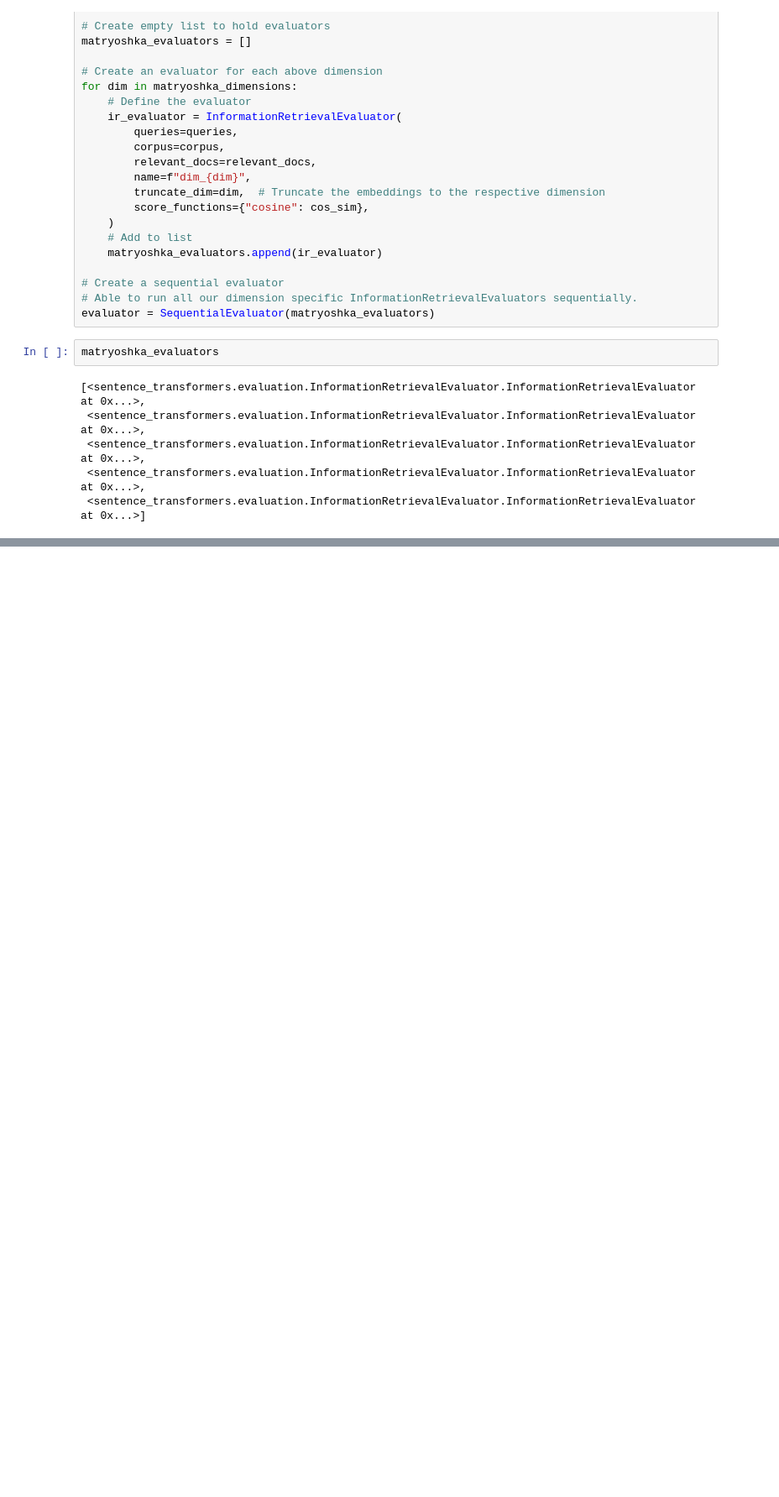
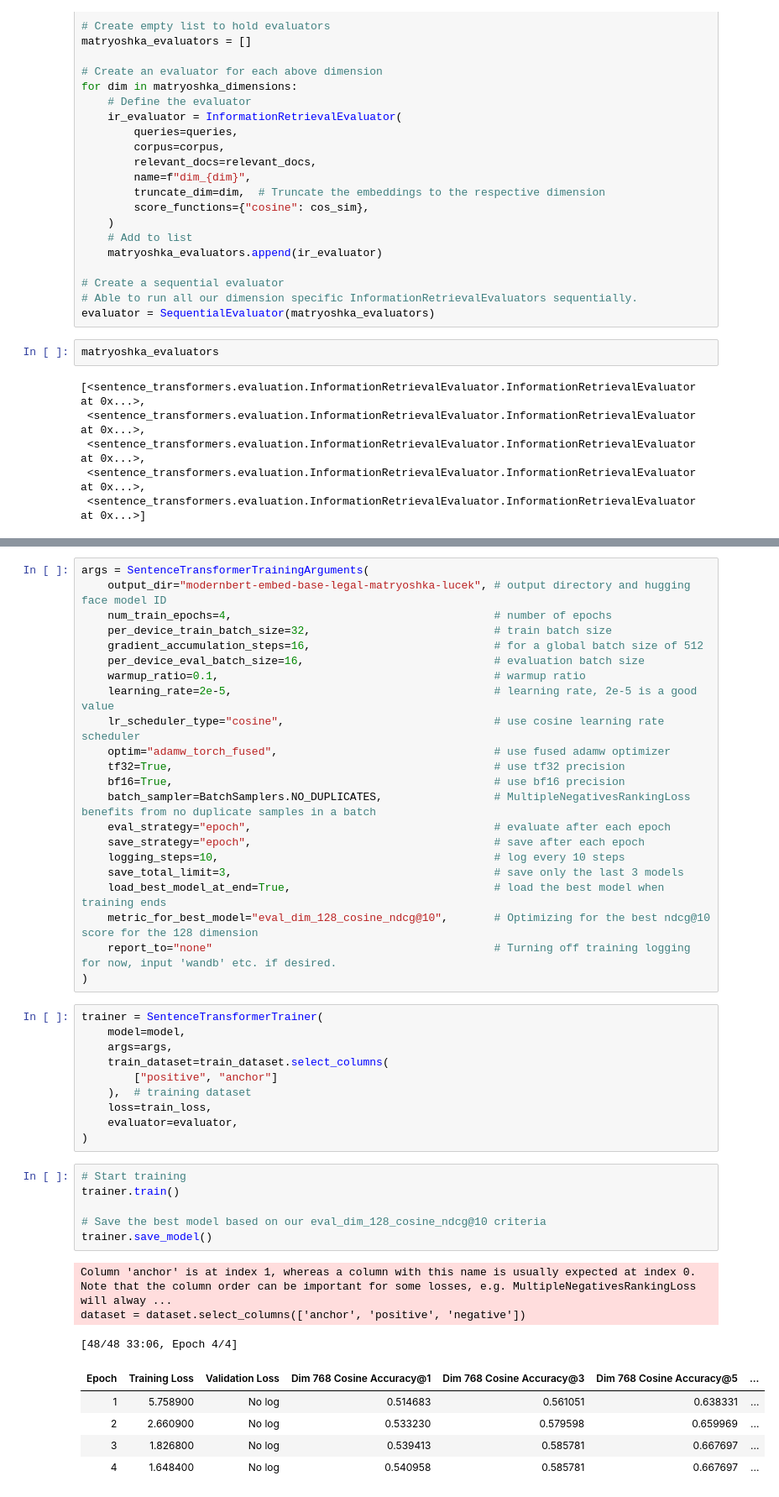
Before and after one commit to JerripotulaSriharsha/fine_tuning_embedding_models, a Jupyter notebook: domain_specific_eval.ipynb, the cells around one changed output, grey strips where cells are left out. Shown at 84% size. Cells and saved outputs as stored; diff of their text form; blank space fills up the shorter version.

Commit message:
I dont feel good today

```diff
--- a/domain_specific_eval.ipynb
+++ b/domain_specific_eval.ipynb
@@ -218,0 +274,47 @@ KeyboardInterrupt:
+# %%
+args = SentenceTransformerTrainingArguments(
+    output_dir="modernbert-embed-base-legal-matryoshka-lucek", # output directory and hugging face model ID
+    num_train_epochs=4,                                        # number of epochs
+    per_device_train_batch_size=32,                            # train batch size
+    gradient_accumulation_steps=16,                            # for a global batch size of 512
+    per_device_eval_batch_size=16,                             # evaluation batch size
+    warmup_ratio=0.1,                                          # warmup ratio
+    learning_rate=2e-5,                                        # learning rate, 2e-5 is a good value
+    lr_scheduler_type="cosine",                                # use cosine learning rate scheduler
+    optim="adamw_torch_fused",                                 # use fused adamw optimizer
+    tf32=True,                                                 # use tf32 precision
+    bf16=True,                                                 # use bf16 precision
+    batch_sampler=BatchSamplers.NO_DUPLICATES,                 # MultipleNegativesRankingLoss benefits from no duplicate samples in a batch
+    eval_strategy="epoch",                                     # evaluate after each epoch
+    save_strategy="epoch",                                     # save after each epoch
+    logging_steps=10,                                          # log every 10 steps
+    save_total_limit=3,                                        # save only the last 3 models
+    load_best_model_at_end=True,                               # load the best model when training ends
+    metric_for_best_model="eval_dim_128_cosine_ndcg@10",       # Optimizing for the best ndcg@10 score for the 128 dimension
+    report_to="none"                                           # Turning off training logging for now, input 'wandb' etc. if desired.
+)
+# %%
+trainer = SentenceTransformerTrainer(
+    model=model,
+    args=args,
+    train_dataset=train_dataset.select_columns(
+        ["positive", "anchor"]
+    ),  # training dataset
+    loss=train_loss,
+    evaluator=evaluator,
+)
+# %%
+# Start training
+trainer.train()
+
+# Save the best model based on our eval_dim_128_cosine_ndcg@10 criteria
+trainer.save_model()
+# %% [output]
+Column 'anchor' is at index 1, whereas a column with this name is usually expected at index 0. Note that the column order can be important for some losses, e.g. MultipleNegativesRankingLoss will alway ...
+dataset = dataset.select_columns(['anchor', 'positive', 'negative'])
+[48/48 33:06, Epoch 4/4]
+| Epoch | Training Loss | Validation Loss | Dim 768 Cosine Accuracy@1 | Dim 768 Cosine Accuracy@3 | Dim 768 Cosine Accuracy@5 | ... |
+| 1 | 5.758900 | No log | 0.514683 | 0.561051 | 0.638331 | ... |
+| 2 | 2.660900 | No log | 0.533230 | 0.579598 | 0.659969 | ... |
+| 3 | 1.826800 | No log | 0.539413 | 0.585781 | 0.667697 | ... |
+| 4 | 1.648400 | No log | 0.540958 | 0.585781 | 0.667697 | ... |
```
Also changed, not shown: parts of 12 cells of this notebook, 3 other files.
